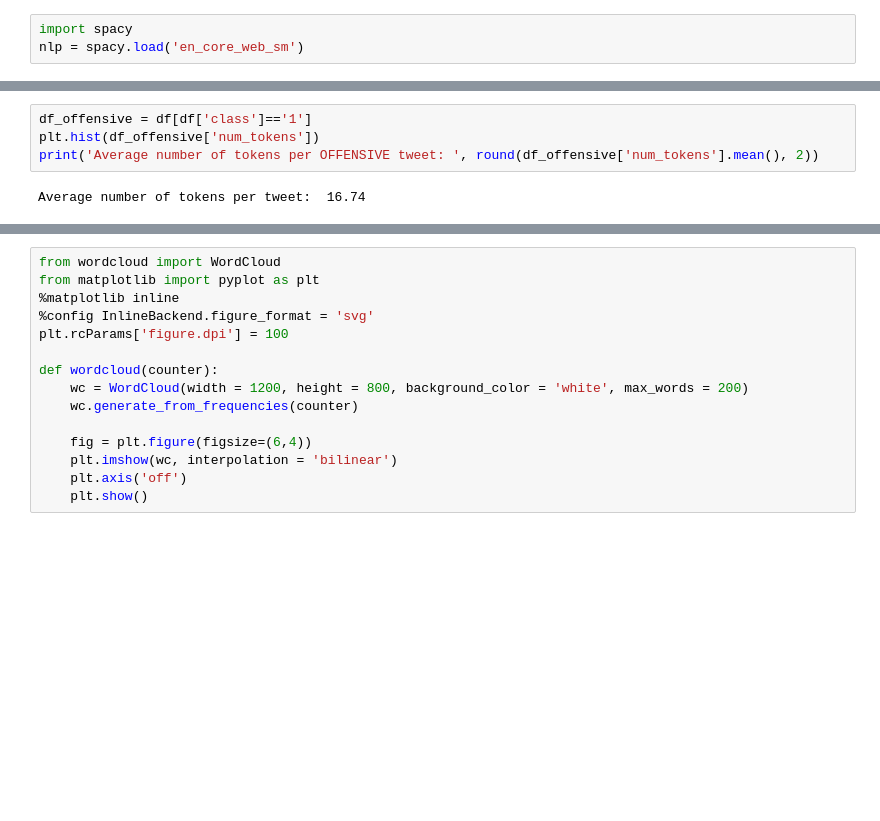
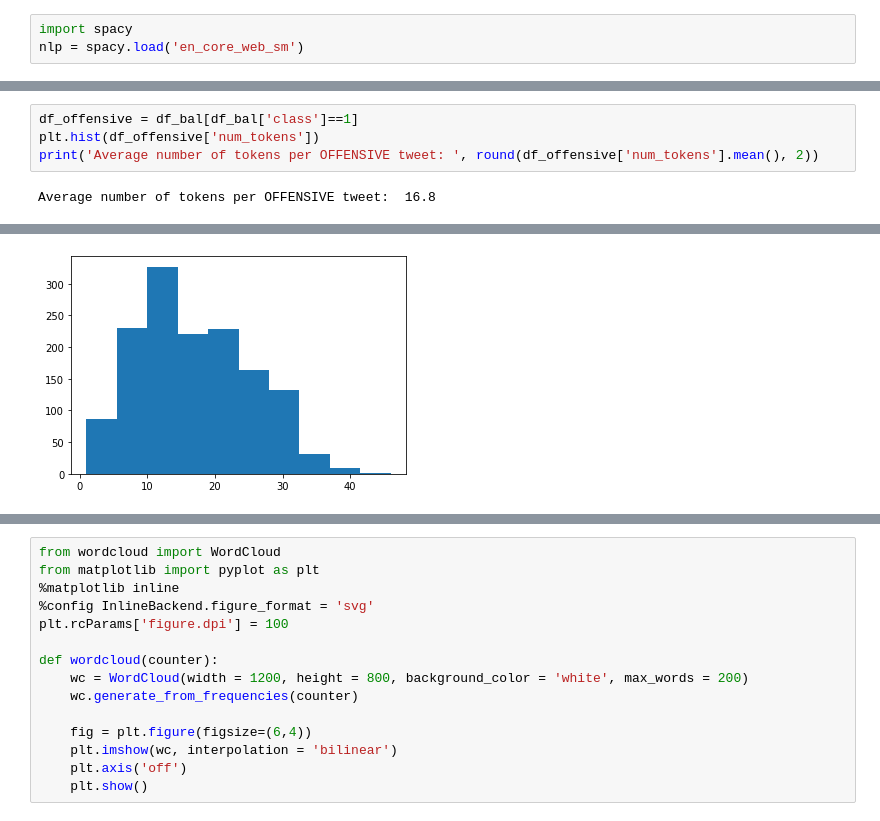
Before and after one commit to sheensta/twitter_hate_speech, a Jupyter notebook: notebooks/Week1_Problem,Dataset, Exploratory Data Analysis-checkpoint.ipynb, the cells around one changed output, grey strips where cells are left out. Saved outputs shown, nothing was run; the diff lists cells and outputs as text; blank space fills up the shorter version.

```diff
--- a/notebooks/Week1_Problem,Dataset, Exploratory Data Analysis-checkpoint.ipynb
+++ b/notebooks/Week1_Problem,Dataset, Exploratory Data Analysis-checkpoint.ipynb
@@ -184,6 +219,6 @@ Average number of tokens per tweet:  16.72
 # %%
-df_offensive = df[df['class']=='1']
+df_offensive = df_bal[df_bal['class']==1]
 plt.hist(df_offensive['num_tokens'])
 print('Average number of tokens per OFFENSIVE tweet: ', round(df_offensive['num_tokens'].mean(), 2))
 # %% [output]
-Average number of tokens per tweet:  16.74
+Average number of tokens per OFFENSIVE tweet:  16.8
@@ -191 +225,2 @@ Average number of tokens per tweet:  16.74
+[figure, added]
 # %%
```
Also changed, not shown: parts of 26 cells of this notebook, 1 other file.
